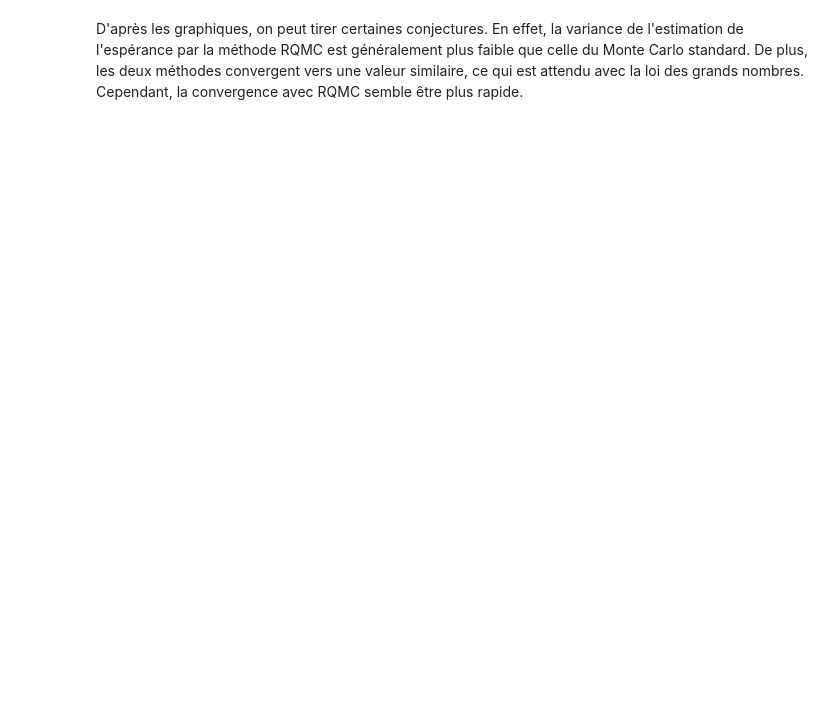
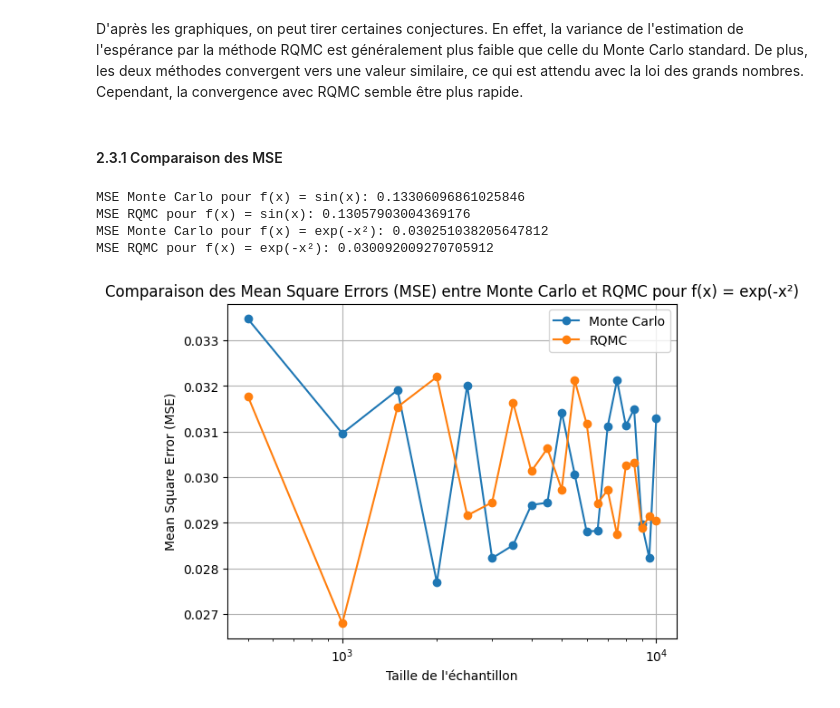
Before and after one commit to ClemenceCVR/Projet-Monte-Carlo, a Jupyter notebook: Q1_Q2.ipynb, the cells around one changed output. Saved outputs shown, nothing was run; the diff lists cells and outputs as text; code cells hidden in the pictures; blank space fills up the shorter version.

```diff
--- a/Q1_Q2.ipynb
+++ b/Q1_Q2.ipynb
@@ -348,2 +354,61 @@ for f, name in functions:
 # %% [markdown]
 D'après les graphiques, on peut tirer certaines conjectures. En effet, la variance de l'estimation de l'espérance par la méthode RQMC est généralement plus faible que celle du Monte Carlo standard. De plus, les deux méthodes convergent vers une valeur similaire, ce qui est attendu avec la loi des grands nombres. Cependant, la convergence avec RQMC semble être plus rapide.
+# %% [markdown]
+#### 2.3.1 Comparaison des MSE
+# %%
+functions2 = [(f4, 'f(x) = sin(x)'), (f2, 'f(x) = exp(-x²)'),]
+
+for f, name in functions2:
+    # Tableaux pour stocker les résultats
+    mc_estimates = np.zeros(num_points)
+    rqmc_estimates = np.zeros(num_points)
+    sample_sizes = np.zeros(num_points)
+
+    # Calcul des estimations pour différentes tailles d'échantillons
+    for i in range(num_points):
+        n = (i + 1) * (max_n // num_points)
+        sample_sizes[i] = n
+        mc_estimates[i] = monte_carlo_estimate(f, n, alpha, beta, gamma, delta)
+        rqmc_estimates[i] = rqmc_estimate(f, n, alpha, beta, gamma, delta)
+
+    # Calcul des vraies valeurs (ou approximation)
+    true_values = np.zeros(num_points)  # À remplir avec les vraies valeurs si disponibles
+
+    # Calcul des erreurs pour chaque méthode
+    mc_errors = mc_estimates - true_values
+    rqmc_errors = rqmc_estimates - true_values
+
+    # Calcul de la MSE pour chaque méthode
+    mc_mse = np.mean(mc_errors**2)
+    rqmc_mse = np.mean(rqmc_errors**2)
+
+    # Affichage de la MSE
+    print(f"MSE Monte Carlo pour {name}: {mc_mse}")
+    print(f"MSE RQMC pour {name}: {rqmc_mse}")
+# %% [output]
+MSE Monte Carlo pour f(x) = sin(x): 0.13306096861025846
+MSE RQMC pour f(x) = sin(x): 0.13057903004369176
+MSE Monte Carlo pour f(x) = exp(-x²): 0.030251038205647812
+MSE RQMC pour f(x) = exp(-x²): 0.030092009270705912
+# %%
+# Calcul des MSE pour chaque méthode
+mc_mse_values = np.zeros(num_points)
+rqmc_mse_values = np.zeros(num_points)
+
+for i in range(num_points):
+    mc_mse_values[i] = np.mean((mc_estimates[i] - true_values)**2)  # Calcul de la MSE pour Monte Carlo
+    rqmc_mse_values[i] = np.mean((rqmc_estimates[i] - true_values)**2)  # Calcul de la MSE pour RQMC
+
+# Tracé des courbes MSE pour chaque méthode
+plt.plot(sample_sizes, mc_mse_values, label='Monte Carlo', marker='o')
+plt.plot(sample_sizes, rqmc_mse_values, label='RQMC', marker='o')
+
+plt.xscale('log')
+plt.xlabel('Taille de l\'échantillon')
+plt.ylabel('Mean Square Error (MSE)')
+plt.title('Comparaison des Mean Square Errors (MSE) entre Monte Carlo et RQMC pour f(x) = exp(-x²)')
+plt.legend()
+plt.grid(True)
+plt.show()
+# %% [output]
+[figure, added]
```
Also changed, not shown: parts of 12 cells of this notebook.
